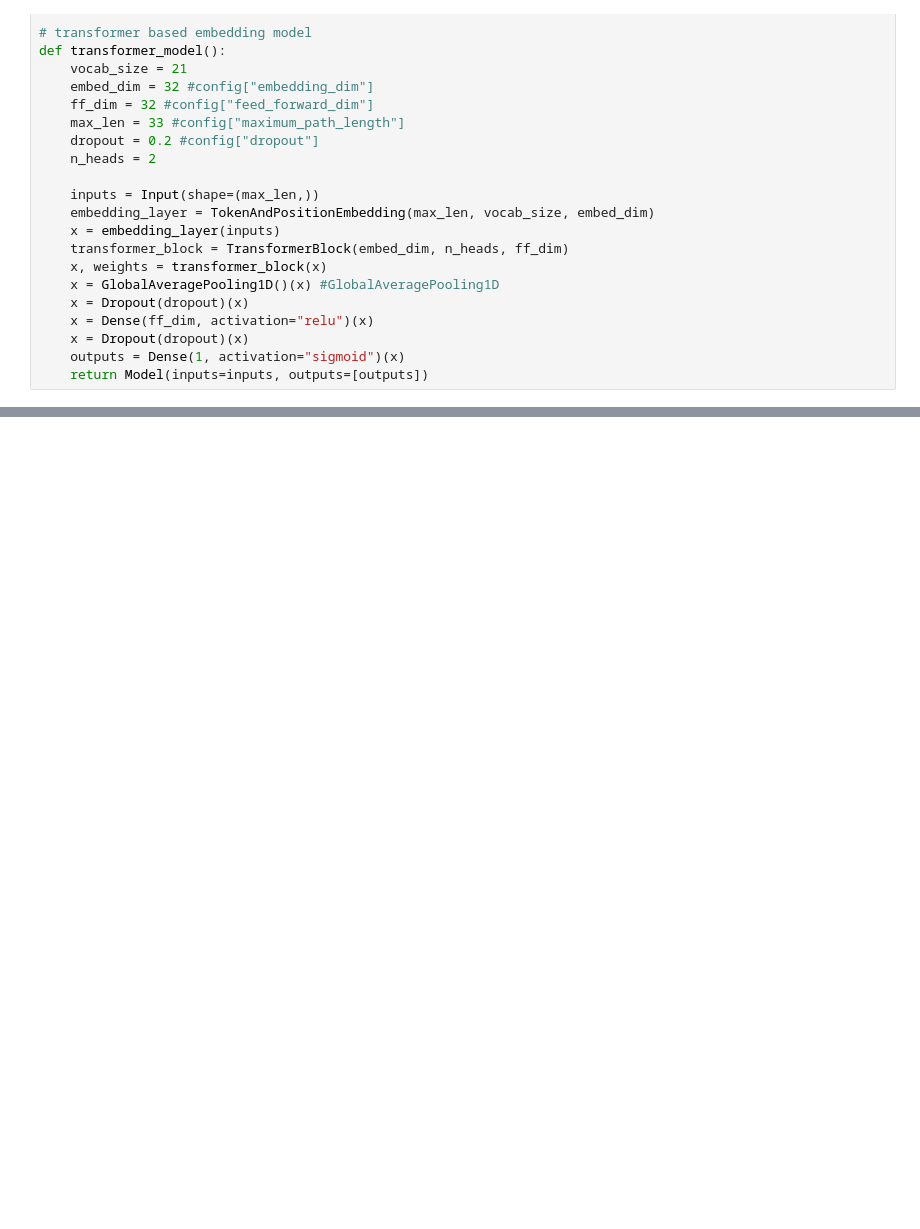
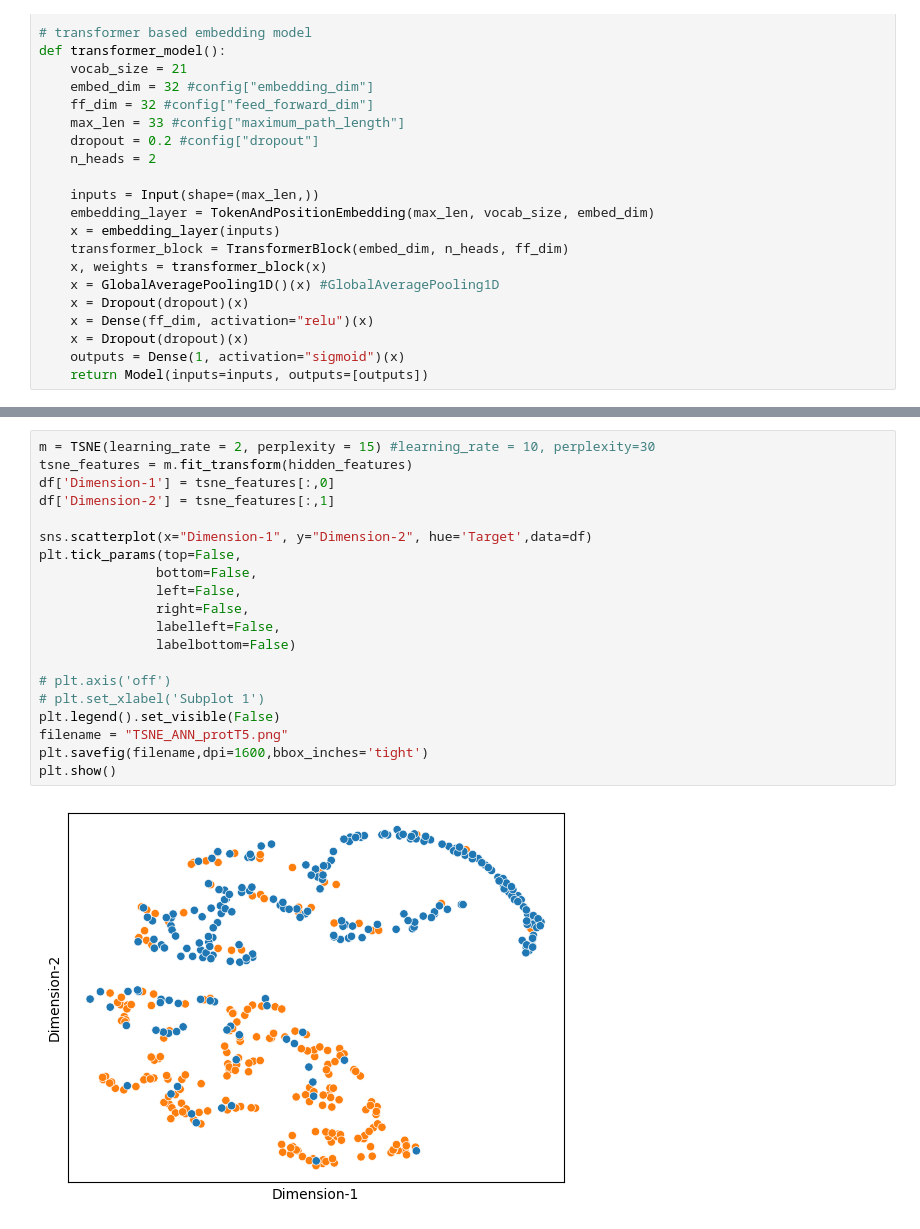
Before and after one commit to anuprulez/transformer_dephosphorylation, a Jupyter notebook: notebooks/train_prot_t5_ffn.ipynb, the cells around one changed output, grey strips where cells are left out. Saved outputs shown, nothing was run; the diff lists cells and outputs as text; blank space fills up the shorter version.

```diff
--- a/notebooks/train_prot_t5_ffn.ipynb
+++ b/notebooks/train_prot_t5_ffn.ipynb
@@ -526,0 +579,22 @@ print("\n Acc: %s, MCC: %s, SN:%s, SP:%s, \n CM:%s" %(str(acc), str(mcc), str(sn
+# %%
+m = TSNE(learning_rate = 2, perplexity = 15) #learning_rate = 10, perplexity=30
+tsne_features = m.fit_transform(hidden_features)
+df['Dimension-1'] = tsne_features[:,0]
+df['Dimension-2'] = tsne_features[:,1]
+
+sns.scatterplot(x="Dimension-1", y="Dimension-2", hue='Target',data=df)
+plt.tick_params(top=False,
+               bottom=False,
+               left=False,
+               right=False,
+               labelleft=False,
+               labelbottom=False)
+
+# plt.axis('off')
+# plt.set_xlabel('Subplot 1')
+plt.legend().set_visible(False)
+filename = "TSNE_ANN_protT5.png"
+plt.savefig(filename,dpi=1600,bbox_inches='tight')
+plt.show()
+# %% [output]
+[figure, added]
```
Also changed, not shown: parts of 6 cells of this notebook, 12 other files.
